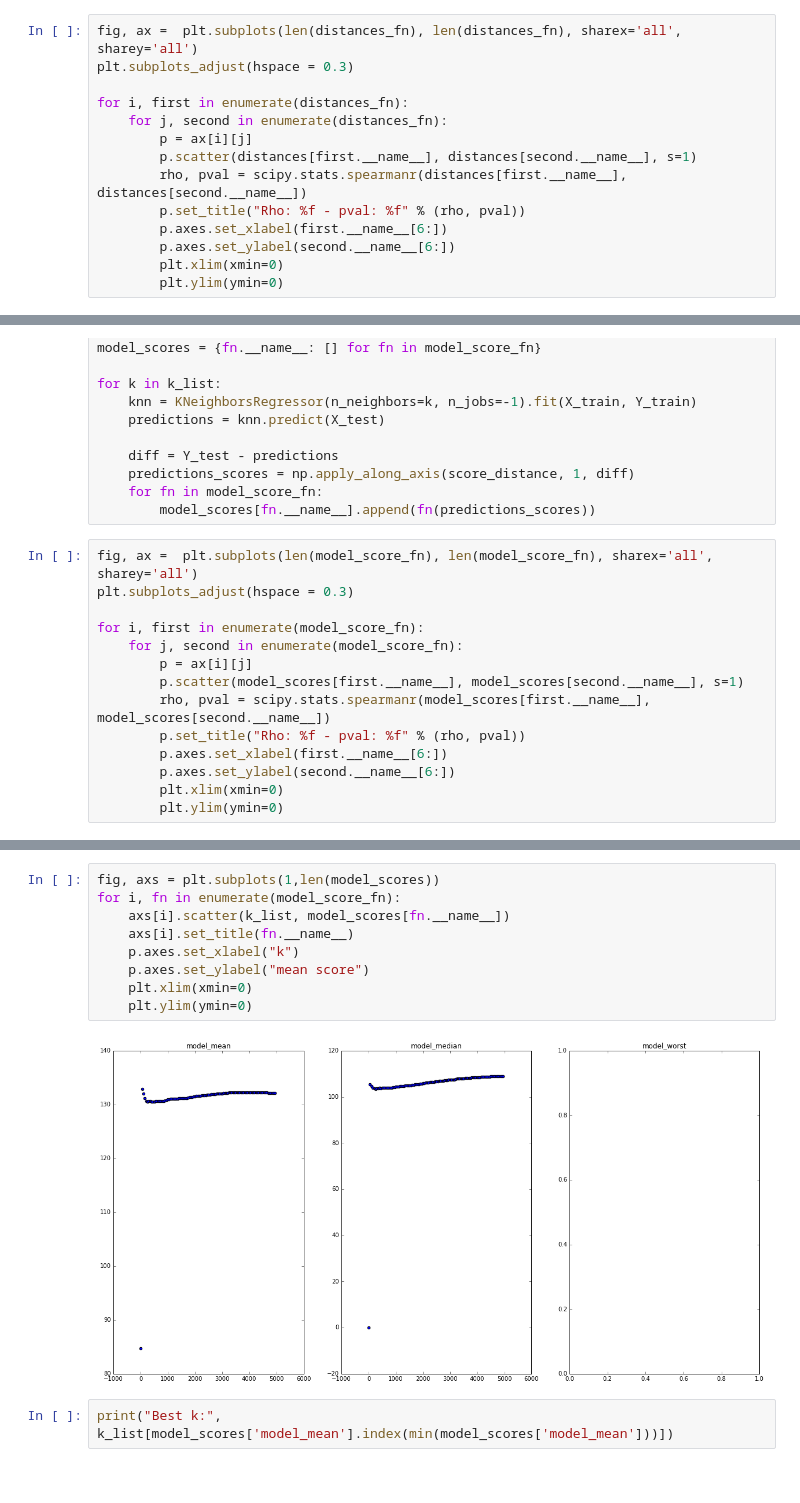
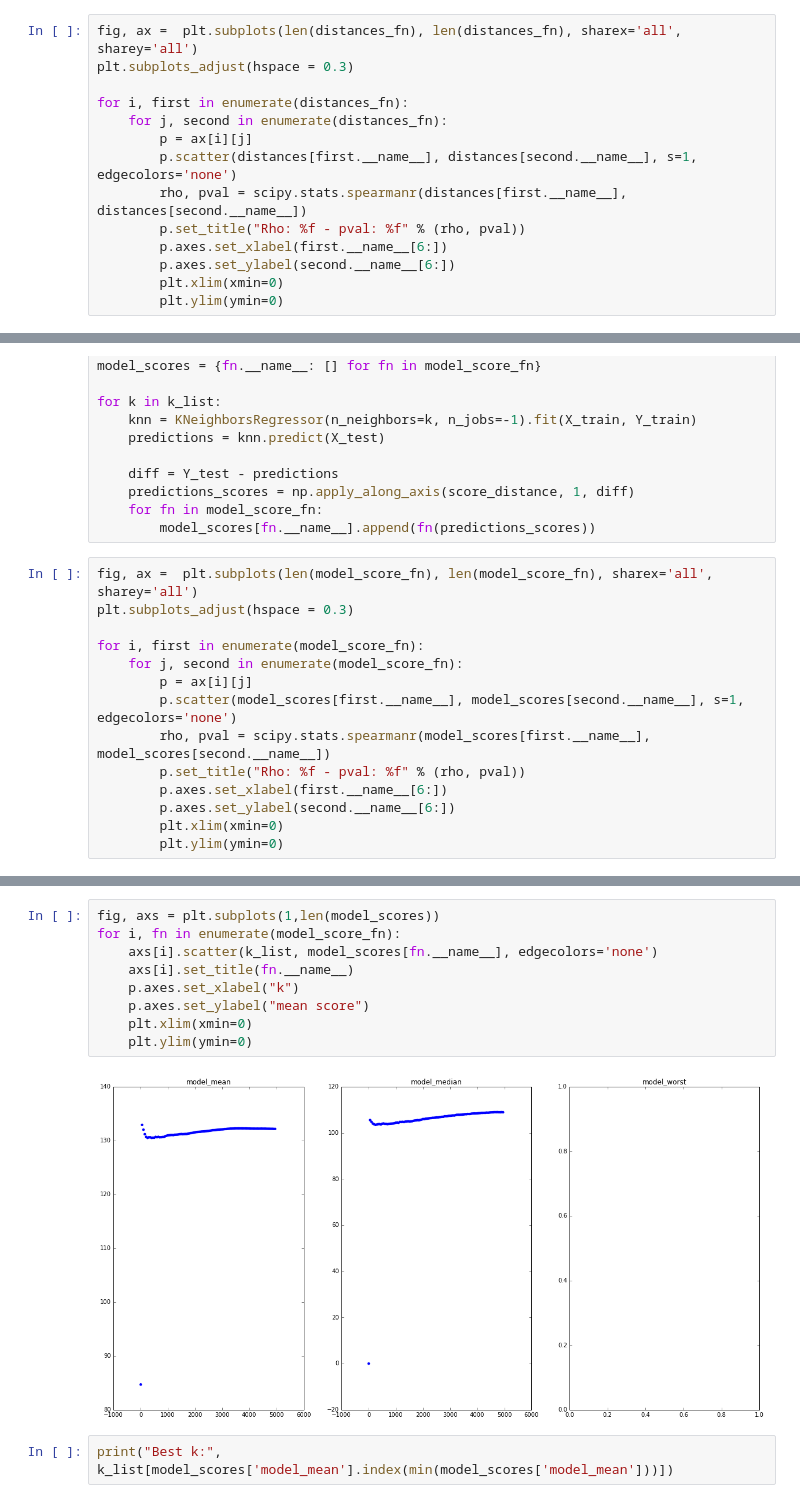
Before and after one commit to C4ptainCrunch/info-f-308, a Jupyter notebook: recherche/metrics.ipynb, the cells around one changed output, grey strips where cells are left out. Drawn from its saved outputs; the diff is of its cells as text.

```diff
--- a/recherche/metrics.ipynb
+++ b/recherche/metrics.ipynb
@@ -93,7 +93,7 @@ plt.subplots_adjust(hspace = 0.3)
 for i, first in enumerate(distances_fn):
     for j, second in enumerate(distances_fn):
         p = ax[i][j]
-        p.scatter(distances[first.__name__], distances[second.__name__], s=1)
+        p.scatter(distances[first.__name__], distances[second.__name__], s=1, edgecolors='none')
         rho, pval = scipy.stats.spearmanr(distances[first.__name__], distances[second.__name__])
         p.set_title("Rho: %f - pval: %f" % (rho, pval))
         p.axes.set_xlabel(first.__name__[6:])
@@ -135,7 +135,7 @@ plt.subplots_adjust(hspace = 0.3)
 for i, first in enumerate(model_score_fn):
     for j, second in enumerate(model_score_fn):
         p = ax[i][j]
-        p.scatter(model_scores[first.__name__], model_scores[second.__name__], s=1)
+        p.scatter(model_scores[first.__name__], model_scores[second.__name__], s=1, edgecolors='none')
         rho, pval = scipy.stats.spearmanr(model_scores[first.__name__], model_scores[second.__name__])
         p.set_title("Rho: %f - pval: %f" % (rho, pval))
         p.axes.set_xlabel(first.__name__[6:])
@@ -147,14 +147,14 @@ for i, first in enumerate(model_score_fn):
 # %%
 fig, axs = plt.subplots(1,len(model_scores))
 for i, fn in enumerate(model_score_fn):
-    axs[i].scatter(k_list, model_scores[fn.__name__])
+    axs[i].scatter(k_list, model_scores[fn.__name__], edgecolors='none')
     axs[i].set_title(fn.__name__)
     p.axes.set_xlabel("k")
     p.axes.set_ylabel("mean score")
     plt.xlim(xmin=0)
     plt.ylim(ymin=0)
 # %% [output]
-[figure, old version]
+[figure, new version]
 # %%
 print("Best k:", k_list[model_scores['model_mean'].index(min(model_scores['model_mean']))])
 # %% [output]
```
Also changed, not shown: parts of 6 cells of this notebook.
